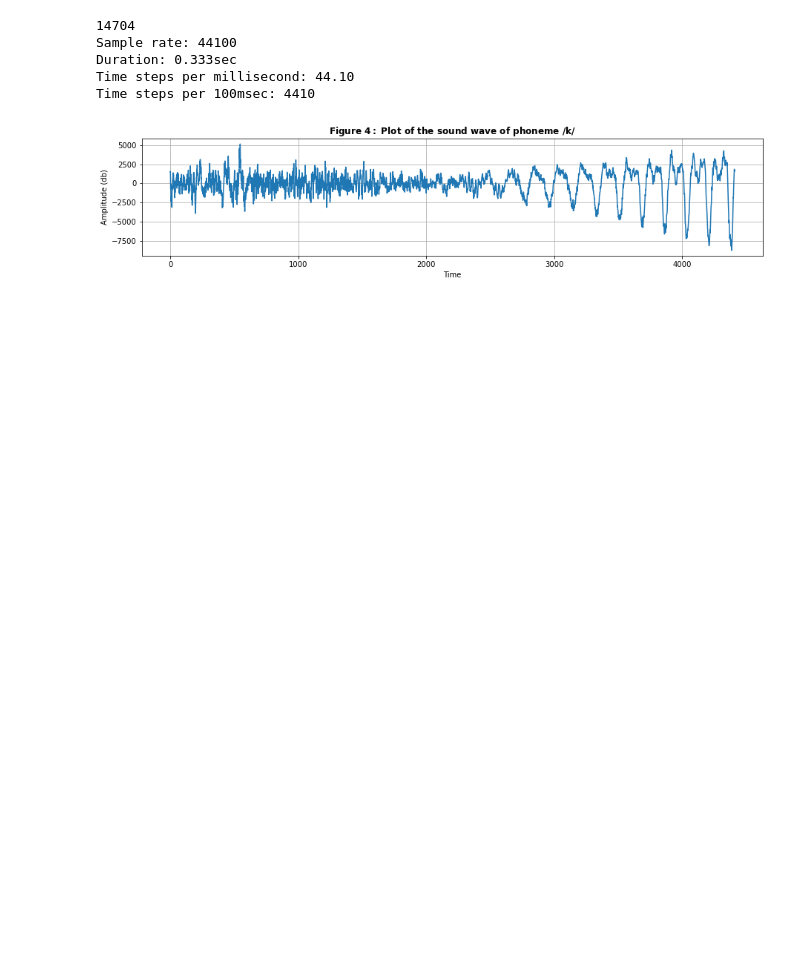
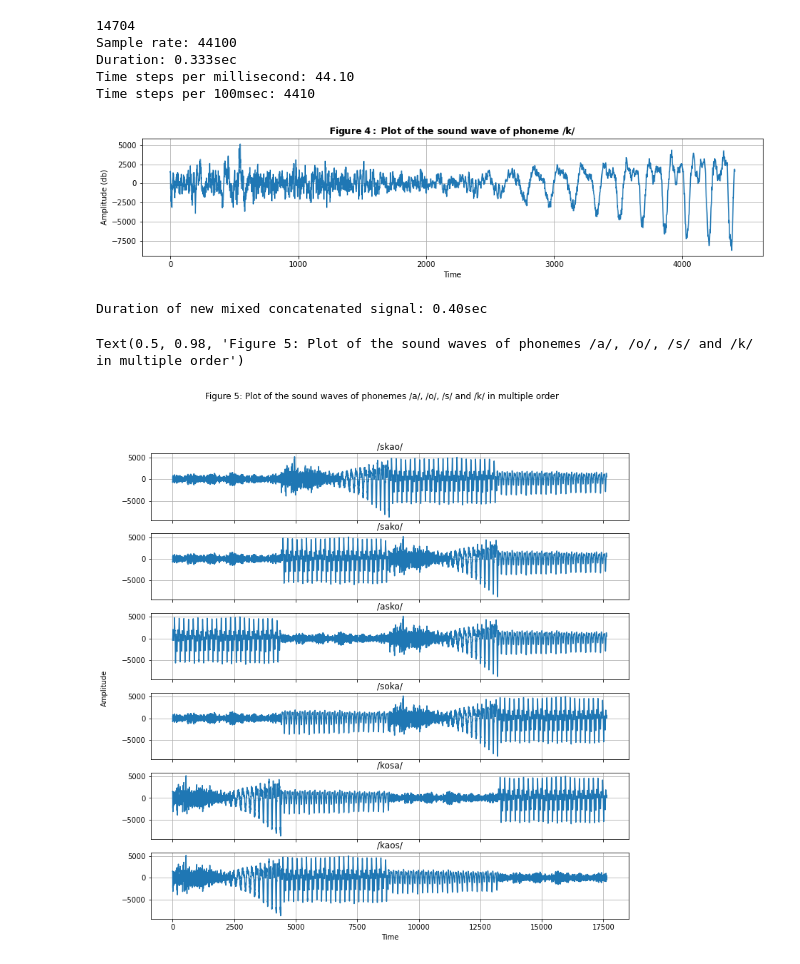
Before and after one commit to theatina/M904_DSP, a Jupyter notebook: Project_2/Project2/old_versions/M904_DSP_2_CTKylafi_LT1200012.ipynb, the cells around one changed output. Drawn from its saved outputs; the diff is of its cells as text; code cells hidden in the pictures; blank space fills up the shorter version.

```diff
--- a/Project_2/old_versions/M904_DSP_2_CTKylafi_LT1200012.ipynb
+++ b/Project_2/Project2/old_versions/M904_DSP_2_CTKylafi_LT1200012.ipynb
@@ -36,9 +36,9 @@ plt.gcf().subplots_adjust(bottom=0.15)
 plt_a.plot( np.arange( a[middle_pos:middle_pos+timesteps_100_msec, 0].size ) , a[middle_pos:middle_pos+timesteps_100_msec, 0] )
 # plt.savefig('./Figs/a_wave_100msec.jpeg', dpi=500)
 
-s = a[middle_pos:middle_pos+timesteps_100_msec, 0]
+a_signal = a[middle_pos:middle_pos+timesteps_100_msec, 0]
 # and play it
-sd.play( s , sr_a )
+sd.play( a_signal , sr_a )
 # %% [output]
 Sample rate: 44100
 Duration: 1.026sec
@@ -64,9 +66,9 @@ plt.gcf().subplots_adjust(bottom=0.15)
 plt_o.plot( np.arange( o[middle_pos:middle_pos+timesteps_100_msec, 0].size ) , o[middle_pos:middle_pos+timesteps_100_msec, 0] )
 # plt.savefig('./Figs/a_wave_100msec.jpeg', dpi=500)
 
-s = o[middle_pos:middle_pos+timesteps_100_msec, 0]
+o_signal = o[middle_pos:middle_pos+timesteps_100_msec, 0]
 # and play it
-sd.play( s , sr_o )
+sd.play( o_signal , sr_o )
 # %% [output]
 Sample rate: 44100
 Duration: 1.000sec
@@ -92,9 +96,9 @@ plt.gcf().subplots_adjust(bottom=0.15)
 plt_s.plot( np.arange( s[middle_pos:middle_pos+timesteps_100_msec, 0].size ) , s[middle_pos:middle_pos+timesteps_100_msec, 0] )
 # plt.savefig('./Figs/a_wave_100msec.jpeg', dpi=500)
 
-s = s[middle_pos:middle_pos+timesteps_100_msec, 0]
+s_signal = s[middle_pos:middle_pos+timesteps_100_msec, 0]
 # and play it
-sd.play( s , sr_s )
+sd.play( s_signal , sr_s )
 # %% [output]
 Sample rate: 44100
 Duration: 1.000sec
@@ -123,9 +129,9 @@ plt.gcf().subplots_adjust(bottom=0.15)
 plt_k.plot( np.arange( k[middle_pos:middle_pos+timesteps_100_msec, 0].size ) , k[middle_pos:middle_pos+timesteps_100_msec, 0] )
 # plt.savefig('./Figs/k_wave_100msec.jpeg', dpi=500)
 
-s = k[middle_pos:middle_pos+timesteps_100_msec, 0]
+k_signal = k[middle_pos:middle_pos+timesteps_100_msec, 0]
 # and play it
-sd.play( s , sr_k )
+sd.play( k_signal , sr_k )
 # %% [output]
 14704
 Sample rate: 44100
@@ -133,3 +139,65 @@ Duration: 0.333sec
 Time steps per millisecond: 44.10
 Time steps per 100msec: 4410
 [figure]
+# %%
+# concat_signal = a_signal + s_signal + k_signal + o_signal
+concat_signal_skao = np.hstack((s_signal,k_signal,a_signal,o_signal))
+concat_signal_skao = concat_signal_skao.reshape(concat_signal_skao.shape[0],-1)
+
+concat_signal_sako = np.hstack((s_signal,a_signal,k_signal,o_signal))
+concat_signal_sako = concat_signal_sako.reshape(concat_signal_sako.shape[0],-1)
+
+concat_signal_asko = np.hstack((a_signal,s_signal,k_signal,o_signal))
+concat_signal_asko = concat_signal_asko.reshape(concat_signal_asko.shape[0],-1)
+
+concat_signal_soka = np.hstack((s_signal,o_signal,k_signal,a_signal))
+concat_signal_soka = concat_signal_soka.reshape(concat_signal_soka.shape[0],-1)
+
+concat_signal_kosa = np.hstack((k_signal,o_signal,s_signal,a_signal))
+concat_signal_kosa = concat_signal_kosa.reshape(concat_signal_kosa.shape[0],-1)
+
+concat_signal_kaos = np.hstack((k_signal,a_signal,o_signal,s_signal))
+concat_signal_kaos = concat_signal_kaos.reshape(concat_signal_kaos.shape[0],-1)
+
+
+sr_original = 44100
+sd.play( concat_signal_kaos , sr_original )
+
+new_duration = concat_signal_skao.shape[0] / sr_original
+print("Duration of new mixed concatenated signal: %.2fsec"%(new_duration))
+
+fig, plots = plt.subplots(6,1,figsize=(12,12), sharex=True)
+fig.text(0.05,0.5, "Amplitude", ha="center", va="center", rotation=90)
+plt.xlabel("Time")
+steps_to_plot = 4000
+
+plots[0].grid(True)
+plots[0].title.set_text('/skao/')
+plots[0].plot( np.arange( concat_signal_skao[:,0].size ) , concat_signal_skao[:,0] )
+
+plots[1].grid(True)
+plots[1].title.set_text('/sako/')
+plots[1].plot( np.arange( concat_signal_sako[:,0].size ) , concat_signal_sako[:,0] )
+
+plots[2].grid(True)
+plots[2].title.set_text('/asko/')
+plots[2].plot( np.arange( concat_signal_asko[:,0].size ) , concat_signal_asko[:,0] )
+
+plots[3].grid(True)
+plots[3].title.set_text('/soka/')
+plots[3].plot( np.arange( concat_signal_soka[:,0].size ) , concat_signal_soka[:,0] )
+
+plots[4].grid(True)
+plots[4].title.set_text('/kosa/')
+plots[4].plot( np.arange( concat_signal_kosa[:,0].size ) , concat_signal_kosa[:,0] )
+
+plots[5].grid(True)
+plots[5].title.set_text('/kaos/')
+plots[5].plot( np.arange( concat_signal_kaos[:,0].size ) , concat_signal_kaos[:,0] )
+
+
+fig.suptitle("Figure 5: Plot of the sound waves of phonemes /a/, /o/, /s/ and /k/ in multiple order")
+# %% [output]
+Duration of new mixed concatenated signal: 0.40sec
+Text(0.5, 0.98, 'Figure 5: Plot of the sound waves of phonemes /a/, /o/, /s/ and /k/ in multiple order')
+[figure, added]
```
Also changed, not shown: parts of 3 cells of this notebook, 13 other files.
